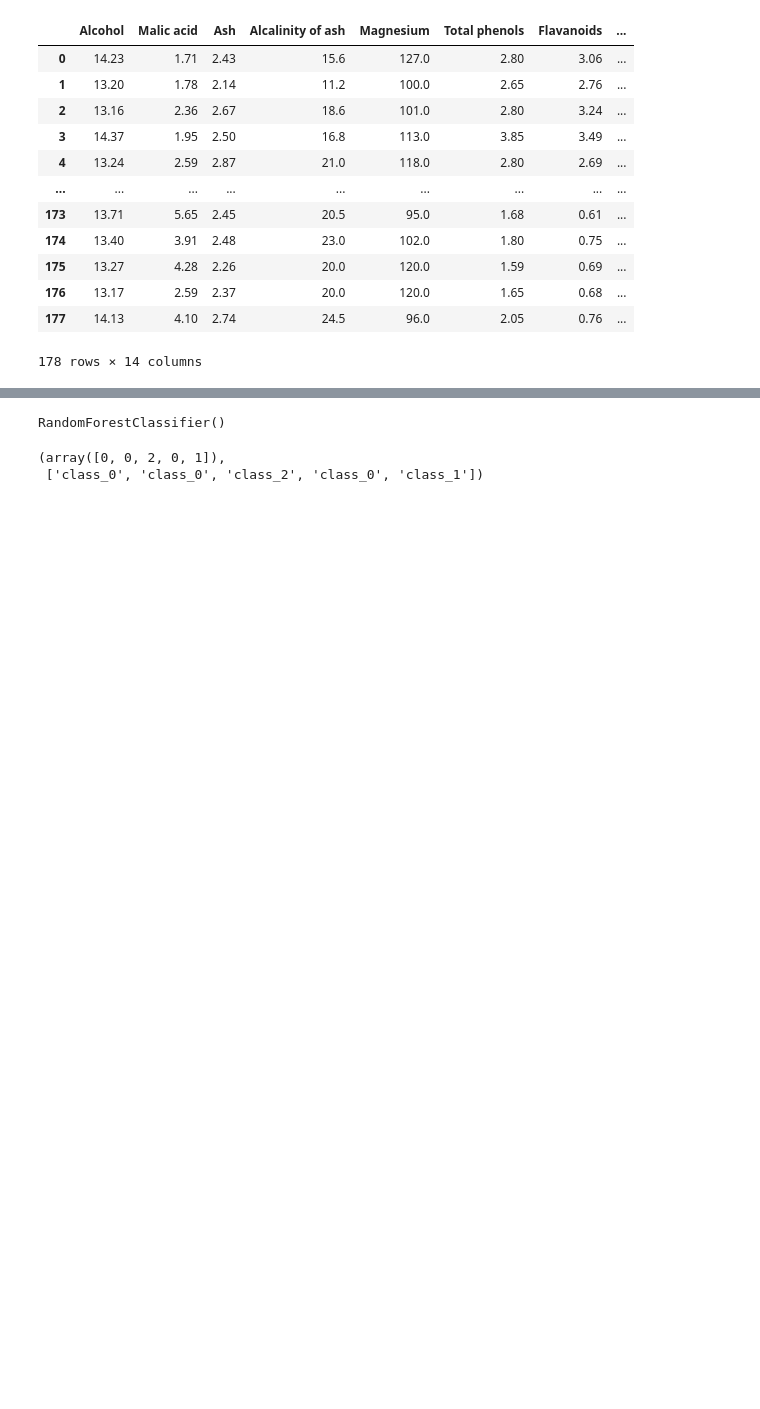
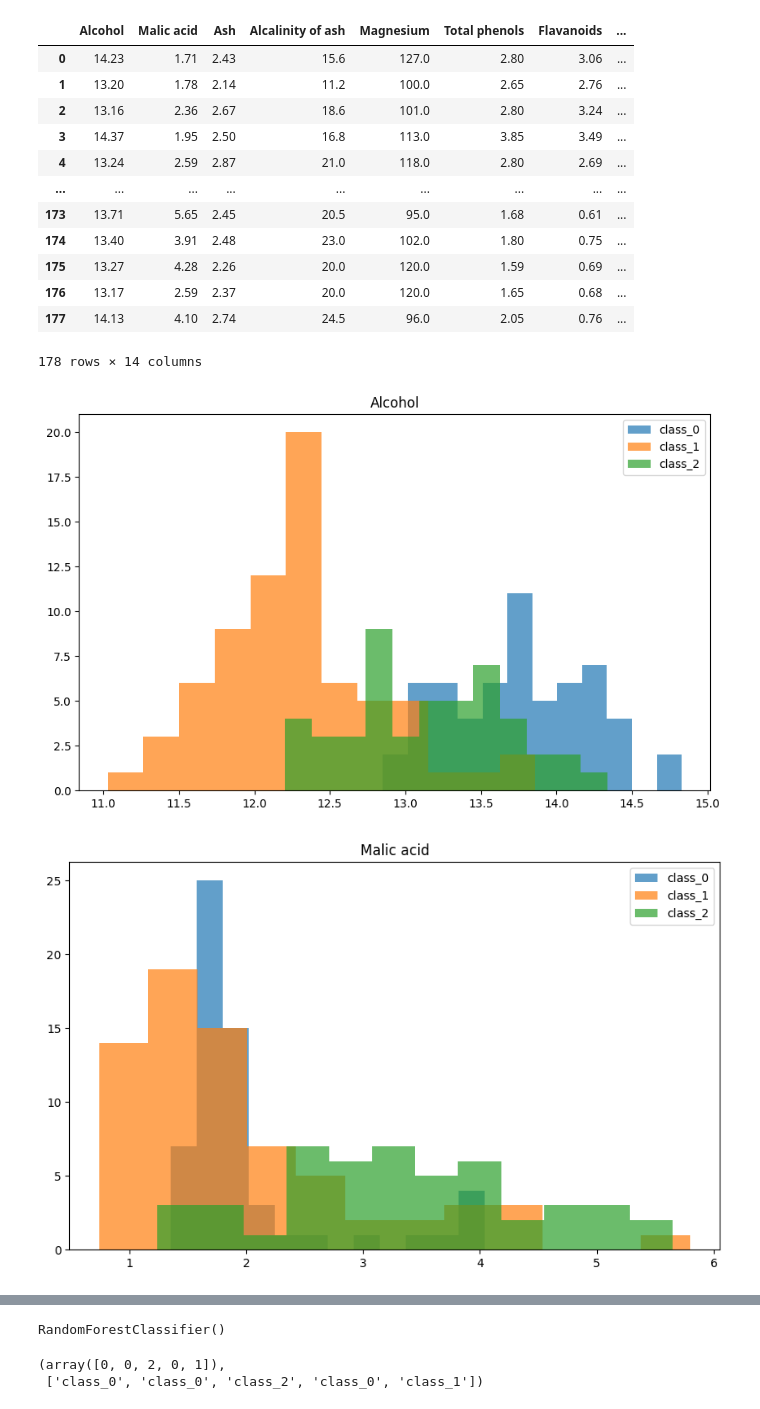
Before and after one commit to DanieleFlo/Daniele-Florio-Esercizi, a Jupyter notebook: 26 Novembre/esecizio_3.ipynb, the cells around one changed output, grey strips where cells are left out. Cells and saved outputs as stored; diff of their text form; code cells hidden in the pictures; blank space fills up the shorter version.

```diff
--- a/26 Novembre/esecizio_3.ipynb
+++ b/26 Novembre/esecizio_3.ipynb
@@ -62,3 +62,14 @@ df
 | 176 | 13.17 | 2.59 | 2.37 | 20.0 | 120.0 | 1.65 | 0.68 | ... |
 | 177 | 14.13 | 4.10 | 2.74 | 24.5 | 96.0 | 2.05 | 0.76 | ... |
 178 rows × 14 columns
+# %%
+for f in list_features:
+    plt.figure(figsize=(10,3))
+    for i in range(len(list_fl)):
+        plt.hist(df[df['Y']==i][f], bins=12, label=list_fl[i], alpha=0.7)
+    plt.legend()
+    plt.title(f)
+    plt.show()
+# %% [output]
+[figure, added]
+[figure, added]
```
Also changed, not shown: parts of 1 cell of this notebook.
